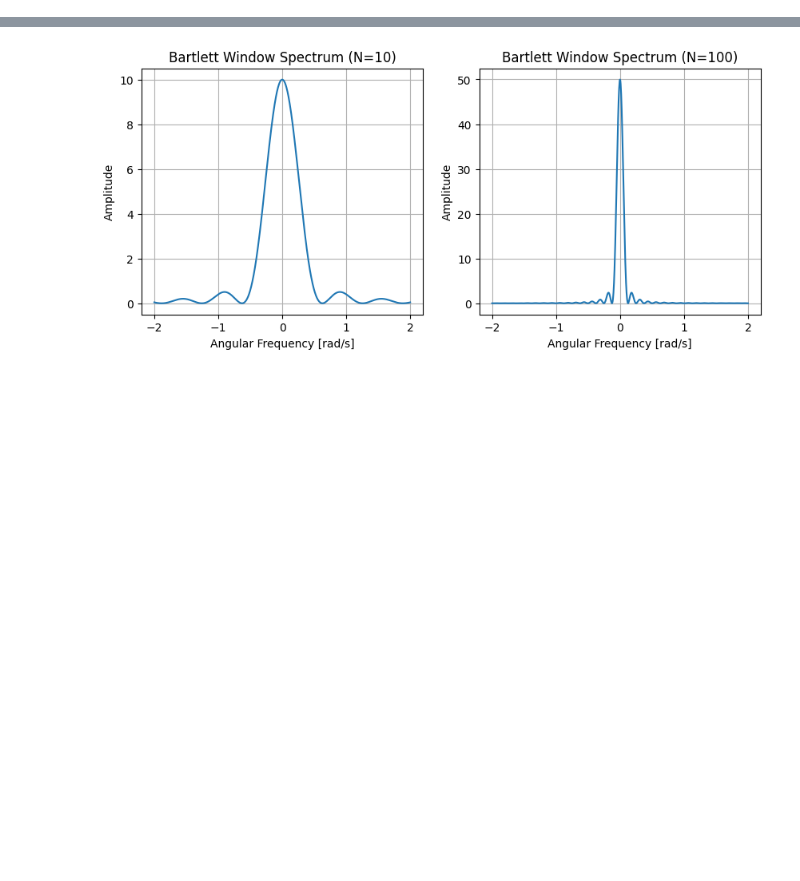
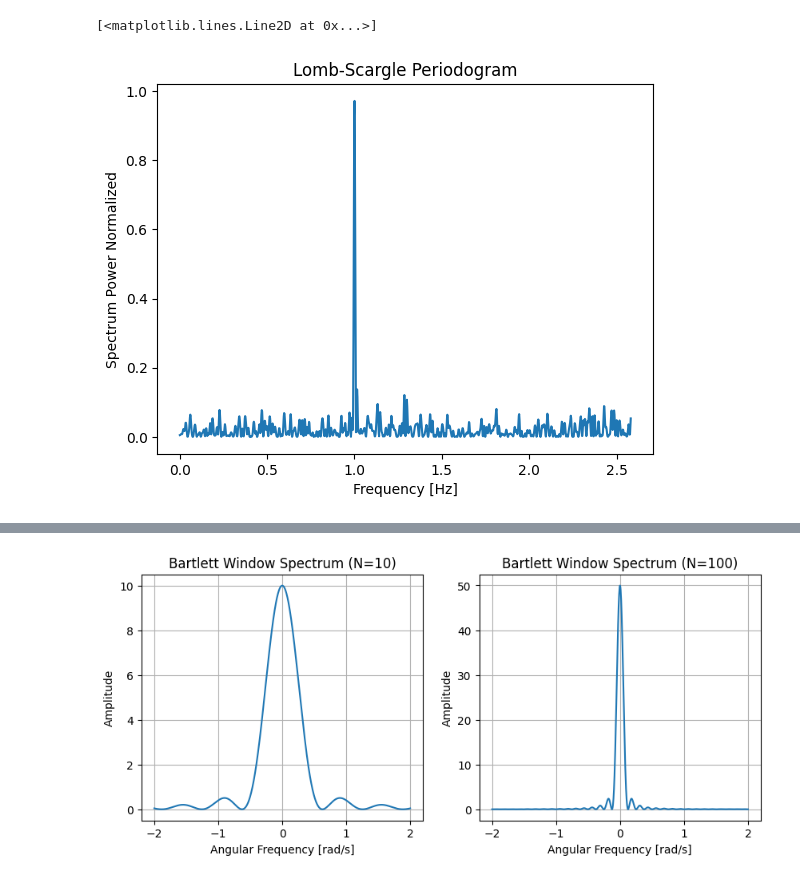
Before and after one commit to RoCKnD79/SSDP-LombScargle, a Jupyter notebook: report_2.ipynb, the cells around one changed output, grey strips where cells are left out. Cells and saved outputs as stored; diff of their text form; code cells hidden in the pictures; blank space fills up the shorter version.

```diff
--- a/report_2.ipynb
+++ b/report_2.ipynb
@@ -148,0 +17,17 @@ Text(0, 0.5, 'Intensity')
+# %%
+## Simulated Data
+rand = np.random.default_rng(42)
+t = np.array(sorted(100 * rand.random(100)))
+
+# we sample the sinusoid at 100 points but unevenly
+y = np.sin(2 * np.pi * t)  + 0.1 * rand.standard_normal(100)
+
+
+frequency, power = LombScargle(t, y).autopower()
+plt.title("Lomb-Scargle Periodogram")
+plt.xlabel('Frequency [Hz]')
+plt.ylabel('Spectrum Power Normalized')
+plt.plot(frequency, power)
+# %% [output]
+[<matplotlib.lines.Line2D at 0x...>]
+[figure, added]
```
Also changed, not shown: parts of 30 cells of this notebook, 1 other file.
